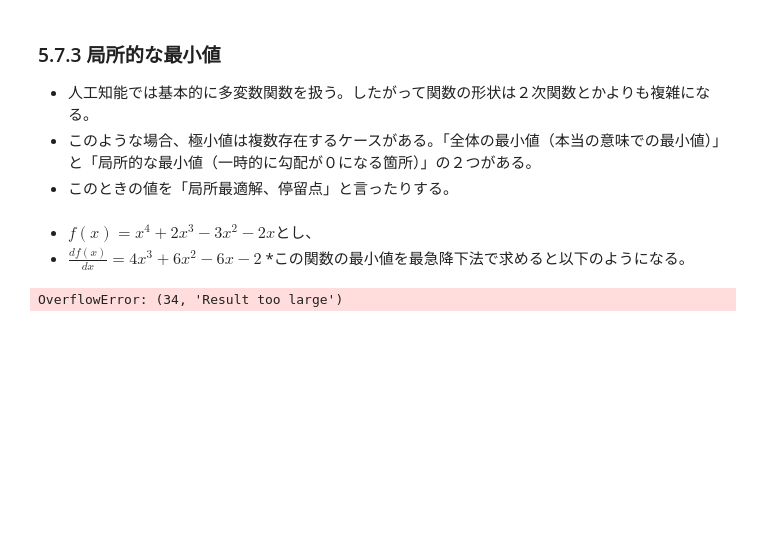
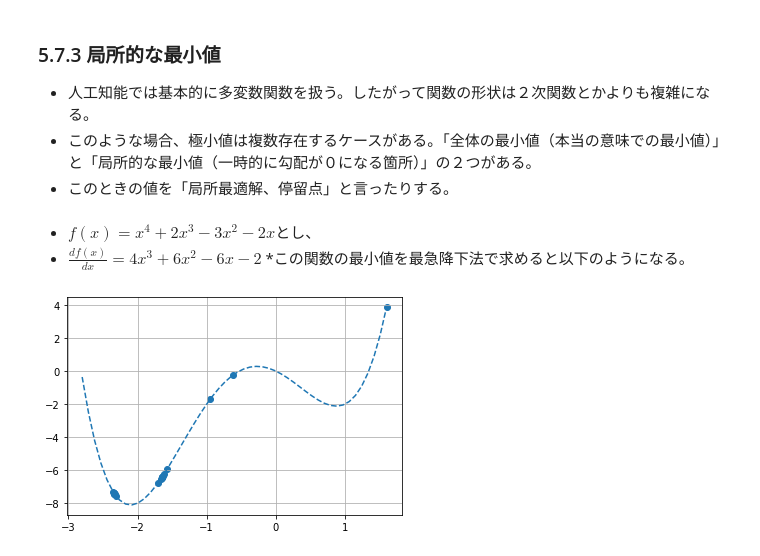
Before and after one commit to tsyu12345/python-ml-text, a Jupyter notebook: Unit5.ipynb, the cells around one changed output. Cells and saved outputs as stored; diff of their text form; code cells hidden in the pictures; blank space fills up the shorter version.

```diff
--- a/Unit5.ipynb
+++ b/Unit5.ipynb
@@ -364,13 +362,8 @@ t.plot_graph()
 * $f(x) = x^4 + 2x^3 -3x^2 -2x$とし、
 * $\frac{df(x)}{dx} = 4x^3 + 6x^2 -6x -2$
 *この関数の最小値を最急降下法で求めると以下のようになる。
-# %%
-def function(x:float):
-    return x**4 - 2*x**3 + 3*x**2 - 2*x
-
-def function_differential(x:float):
-    return 4*x**3 - 6*x**2 + 6*x - 2
-
-SteepestDescent(0.11, 4.0, 20).plot_graph()
-# %% [output]
-OverflowError: (34, 'Result too large')
+# %%
+
+SteepestDescent(0.11, 1.6, 20).plot_graph()
+# %% [output]
+[figure, added]
```
Also changed, not shown: parts of 1 cell of this notebook.
